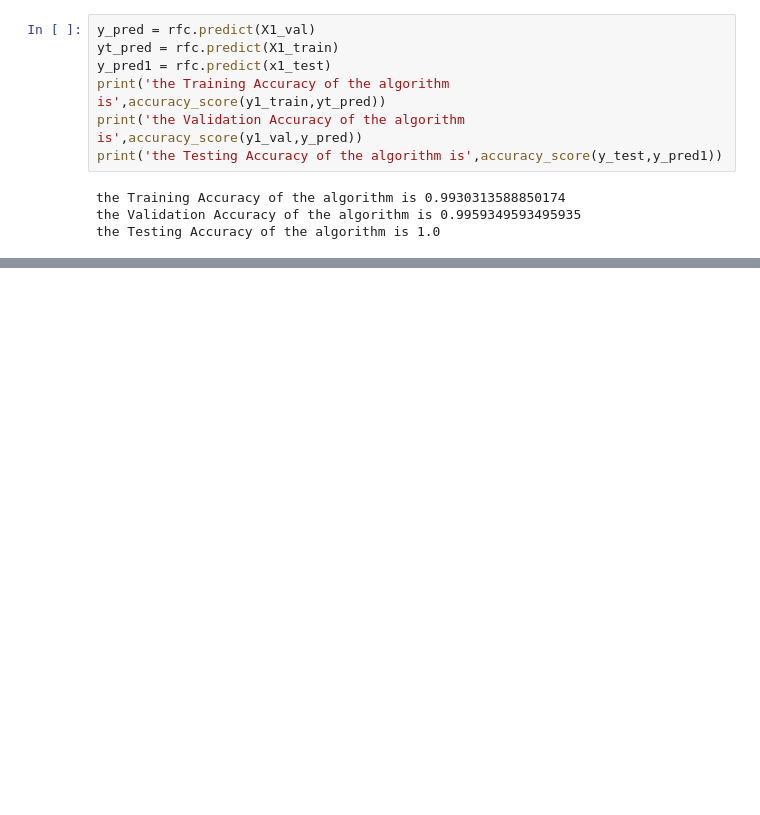
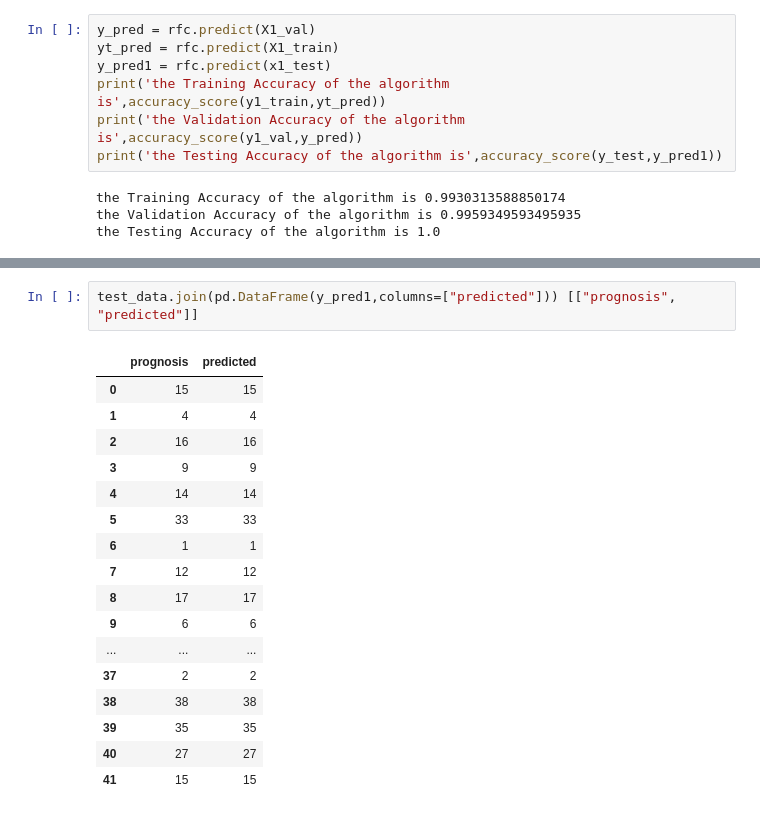
Before and after one commit to MamidalaHarshavardhan/disease-prediction, a Jupyter notebook: disease_prediction_.ipynb, the cells around one changed output, grey strips where cells are left out. Saved outputs shown, nothing was run; the diff lists cells and outputs as text; blank space fills up the shorter version.

```diff
--- a/disease_prediction_.ipynb
+++ b/disease_prediction_.ipynb
@@ -599,0 +623,20 @@ the Testing Accuracy of the algorithm is 1.0
+# %%
+test_data.join(pd.DataFrame(y_pred1,columns=["predicted"])) [["prognosis", "predicted"]]
+# %% [output]
+|  | prognosis | predicted |
+| 0 | 15 | 15 |
+| 1 | 4 | 4 |
+| 2 | 16 | 16 |
+| 3 | 9 | 9 |
+| 4 | 14 | 14 |
+| 5 | 33 | 33 |
+| 6 | 1 | 1 |
+| 7 | 12 | 12 |
+| 8 | 17 | 17 |
+| 9 | 6 | 6 |
+| ... | ... | ... |
+| 37 | 2 | 2 |
+| 38 | 38 | 38 |
+| 39 | 35 | 35 |
+| 40 | 27 | 27 |
+| 41 | 15 | 15 |
```
Also changed, not shown: parts of 4 cells of this notebook.
